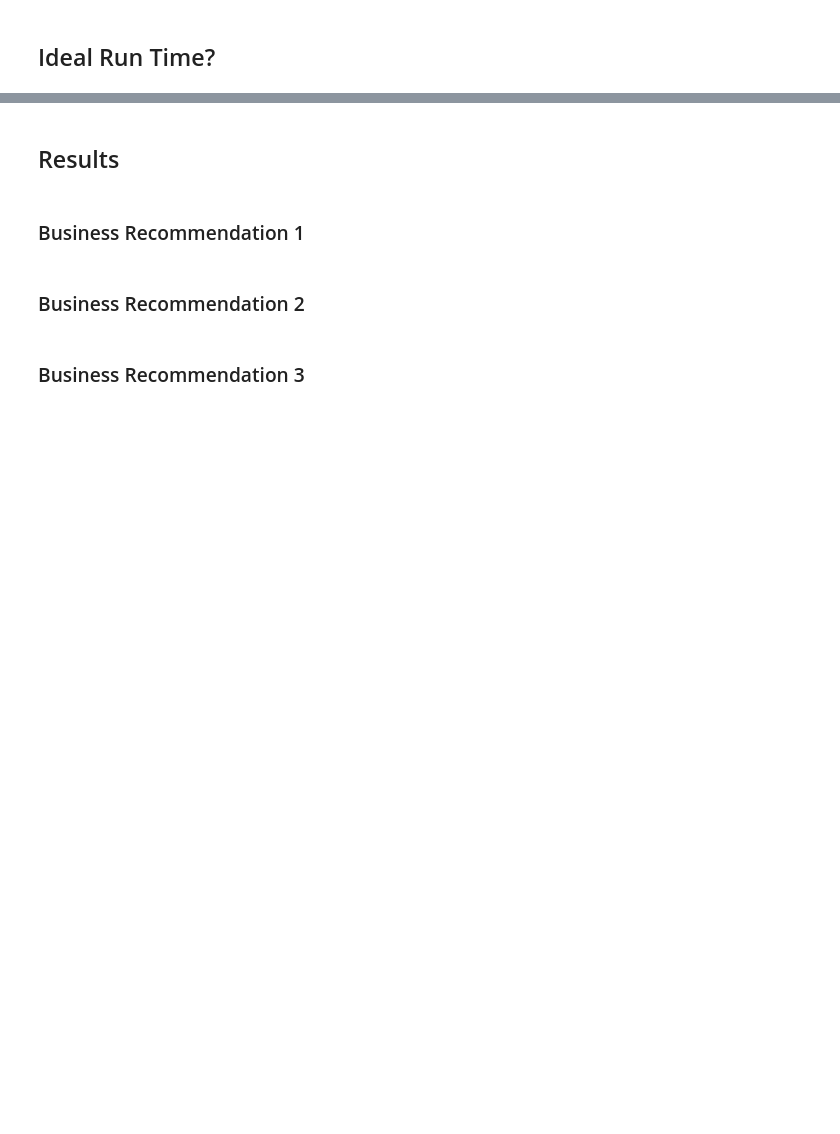
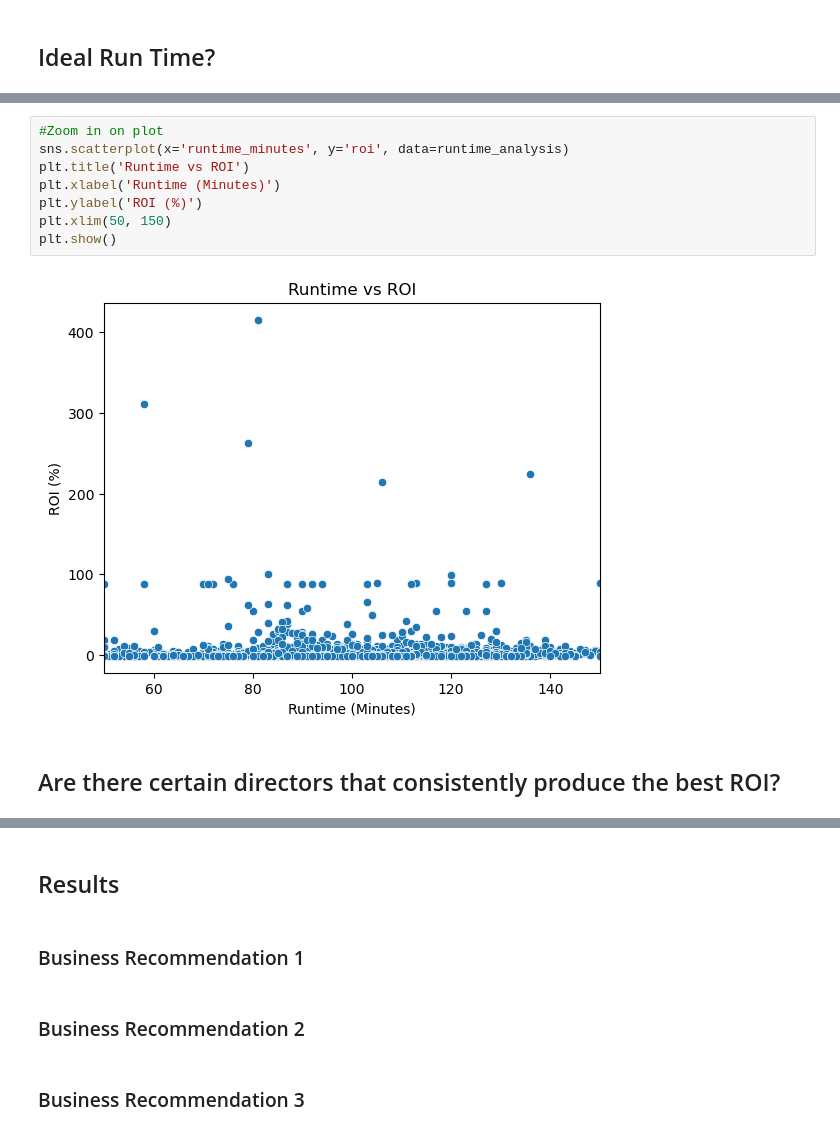
Before and after one commit to hannahdallas/movies, a Jupyter notebook: notebooks/final.ipynb, the cells around one changed output, grey strips where cells are left out. Drawn from its saved outputs; the diff is of its cells as text; blank space fills up the shorter version.

```diff
--- a/notebooks/final.ipynb
+++ b/notebooks/final.ipynb
@@ -214,0 +293,12 @@ plt.show()
+# %%
+#Zoom in on plot
+sns.scatterplot(x='runtime_minutes', y='roi', data=runtime_analysis)
+plt.title('Runtime vs ROI')
+plt.xlabel('Runtime (Minutes)')
+plt.ylabel('ROI (%)')
+plt.xlim(50, 150)
+plt.show()
+# %% [output]
+[figure, added]
+# %% [markdown]
+## Are there certain directors that consistently produce the best ROI?
```
Also changed, not shown: parts of 36 cells of this notebook.
